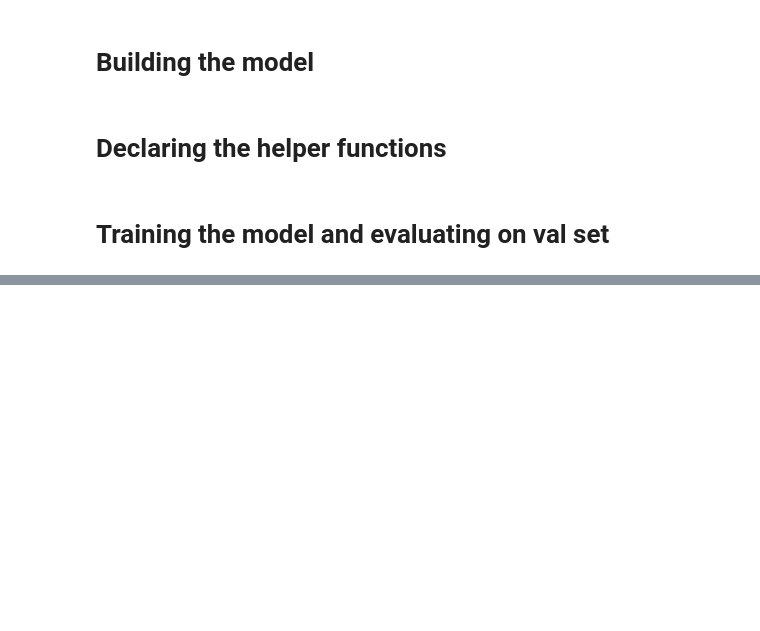
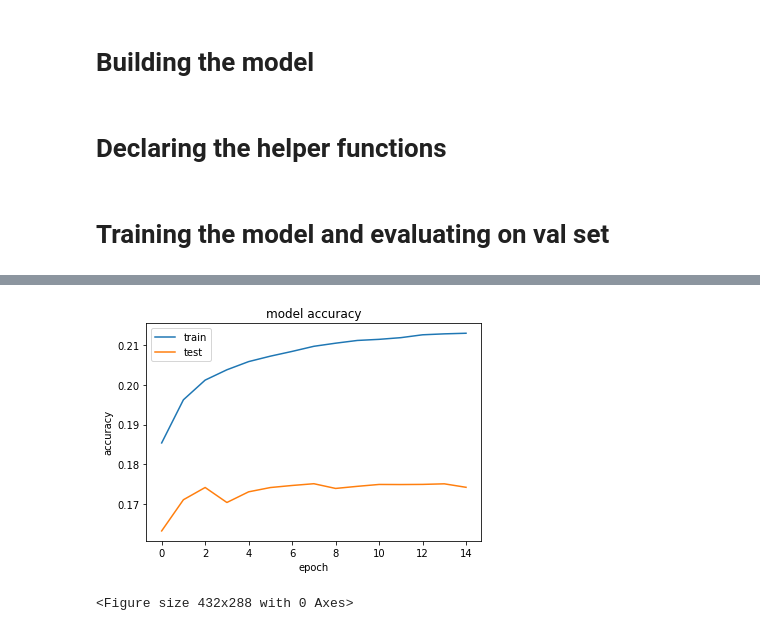
Before and after one commit to jsheng1996/NLPAssignment2, a Jupyter notebook: 2.1 fnn/FNNMain.ipynb, the cells around one changed output, grey strips where cells are left out. Saved outputs shown, nothing was run; the diff lists cells and outputs as text; code cells hidden in the pictures; blank space fills up the shorter version.

```diff
--- a/2.1 fnn/FNNMain.ipynb
+++ b/2.1 fnn/FNNMain.ipynb
@@ -363,0 +405,17 @@ print(loss_values)
+# %%
+plt.plot(acc_values)
+plt.plot(val_acc)
+plt.title('model accuracy')
+plt.ylabel('accuracy')
+plt.xlabel('epoch')
+plt.legend(['train', 'test'], loc='upper left')
+plt.show()
+
+# plt.plot(acc_values)
+# plt.xlabel('Epochs')
+# plt.ylabel('Accuracy')
+# plt.title('Train accuracy graph')
+plt.savefig('/content/drive/MyDrive/Colab_Notebooks/NLP_assignment2/results/accuracy.png')
+# %% [output]
+[figure, added]
+<Figure size 432x288 with 0 Axes>
```
Also changed, not shown: parts of 17 cells of this notebook, 2 other files.
